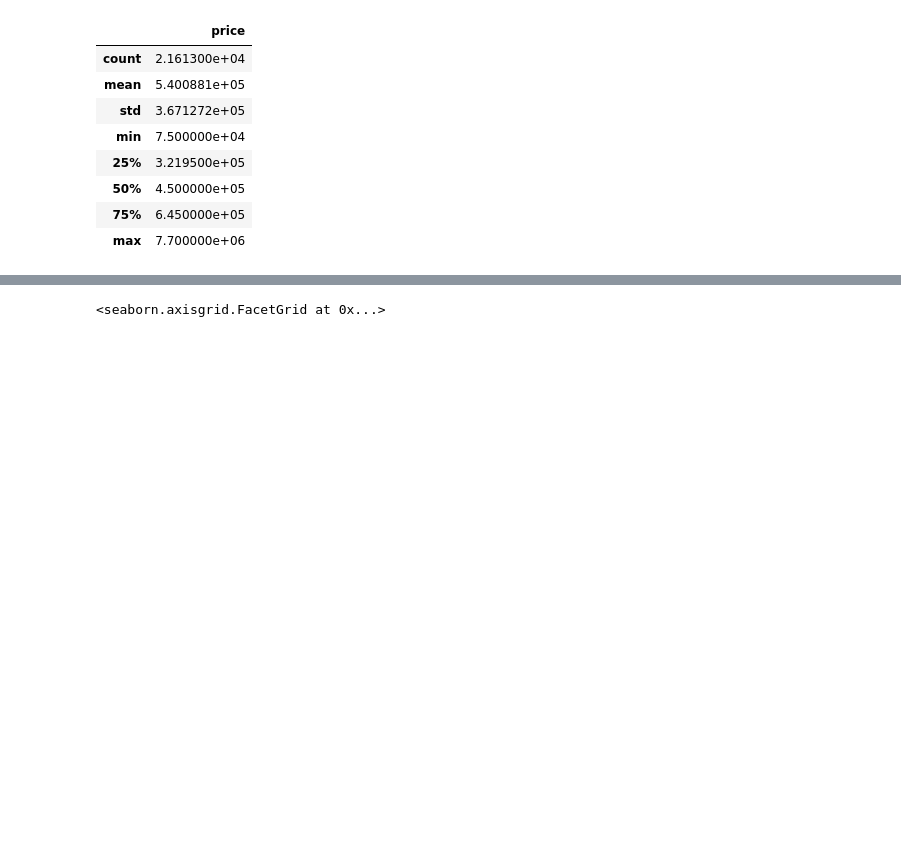
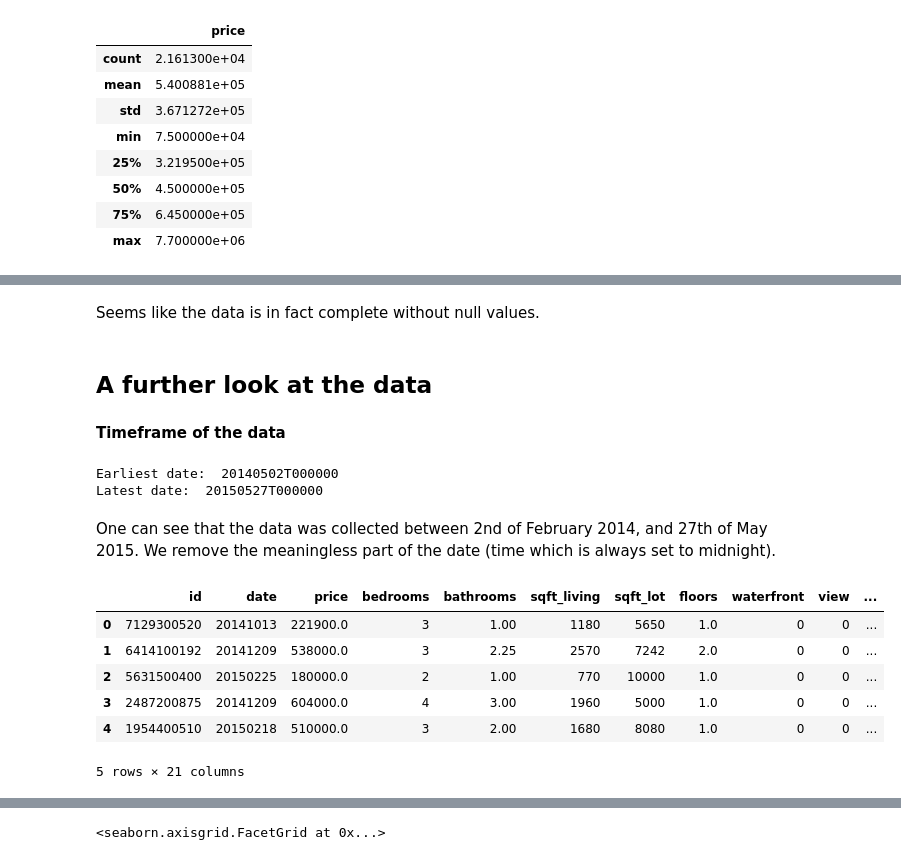
Before and after one commit to Sanketb2312/Info251-final-project, a Jupyter notebook: houseprediction.ipynb, the cells around one changed output, grey strips where cells are left out. Cells and saved outputs as stored; diff of their text form; code cells hidden in the pictures; blank space fills up the shorter version.

```diff
--- a/houseprediction.ipynb
+++ b/houseprediction.ipynb
@@ -90,0 +99,27 @@ display((data['price'].describe()).to_frame())
+# %% [markdown]
+Seems like the data is in fact complete without null values.
+# %% [markdown]
+## A further look at the data
+# %% [markdown]
+**Timeframe of the data**
+# %%
+earliest_data, latest_data = data['date'].min(), data['date'].max()
+
+print('Earliest date: ', earliest_data)
+print('Latest date: ', latest_data)
+# %% [output]
+Earliest date:  20140502T000000
+Latest date:  20150527T000000
+# %% [markdown]
+One can see that the data was collected between 2nd of February 2014, and 27th of May 2015. We remove the meaningless part of the date (time which is always set to midnight).
+# %%
+data['date'] = data.apply(lambda x: x.date[0:8], axis=1)
+data.head()
+# %% [output]
+|  | id | date | price | bedrooms | bathrooms | sqft_living | sqft_lot | floors | waterfront | view | ... |
+| 0 | 7129300520 | 20141013 | 221900.0 | 3 | 1.00 | 1180 | 5650 | 1.0 | 0 | 0 | ... |
+| 1 | 6414100192 | 20141209 | 538000.0 | 3 | 2.25 | 2570 | 7242 | 2.0 | 0 | 0 | ... |
+| 2 | 5631500400 | 20150225 | 180000.0 | 2 | 1.00 | 770 | 10000 | 1.0 | 0 | 0 | ... |
+| 3 | 2487200875 | 20141209 | 604000.0 | 4 | 3.00 | 1960 | 5000 | 1.0 | 0 | 0 | ... |
+| 4 | 1954400510 | 20150218 | 510000.0 | 3 | 2.00 | 1680 | 8080 | 1.0 | 0 | 0 | ... |
+5 rows × 21 columns
```
Also changed, not shown: parts of 9 cells of this notebook.
